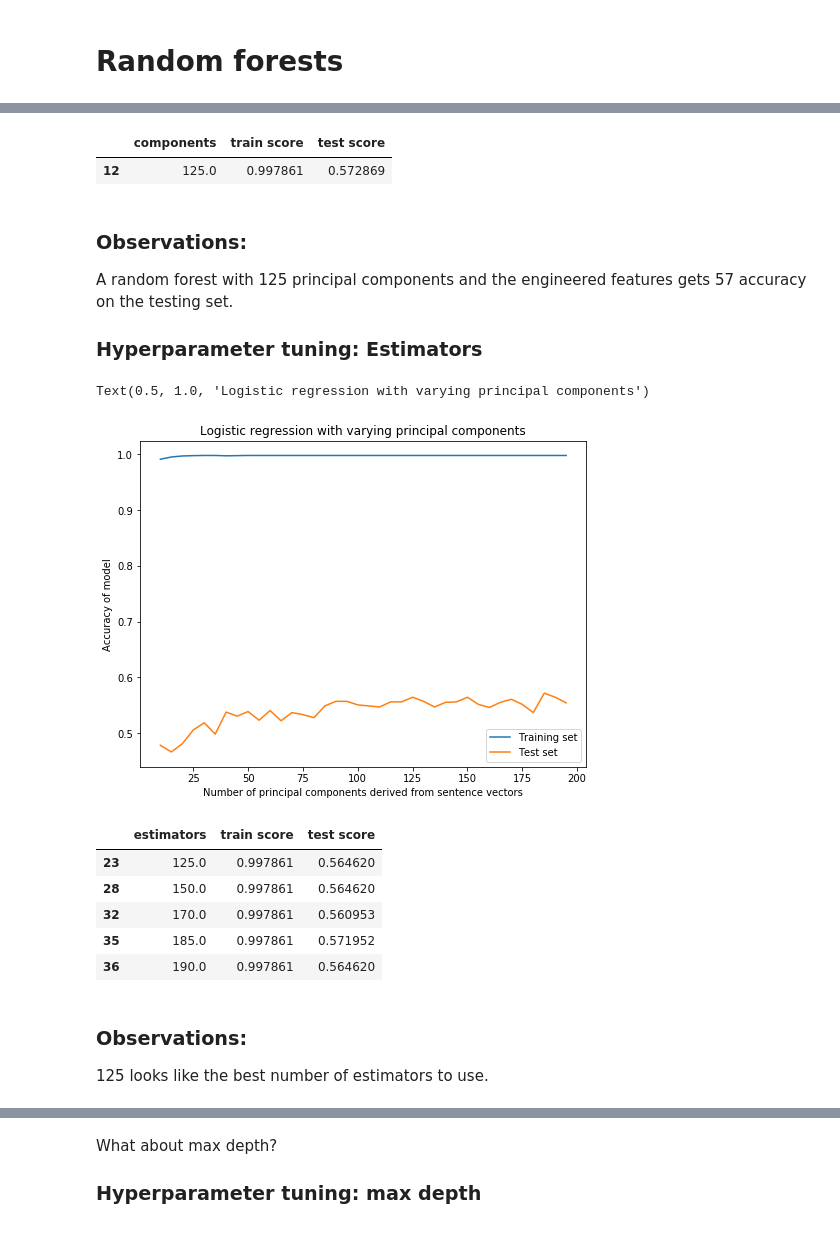
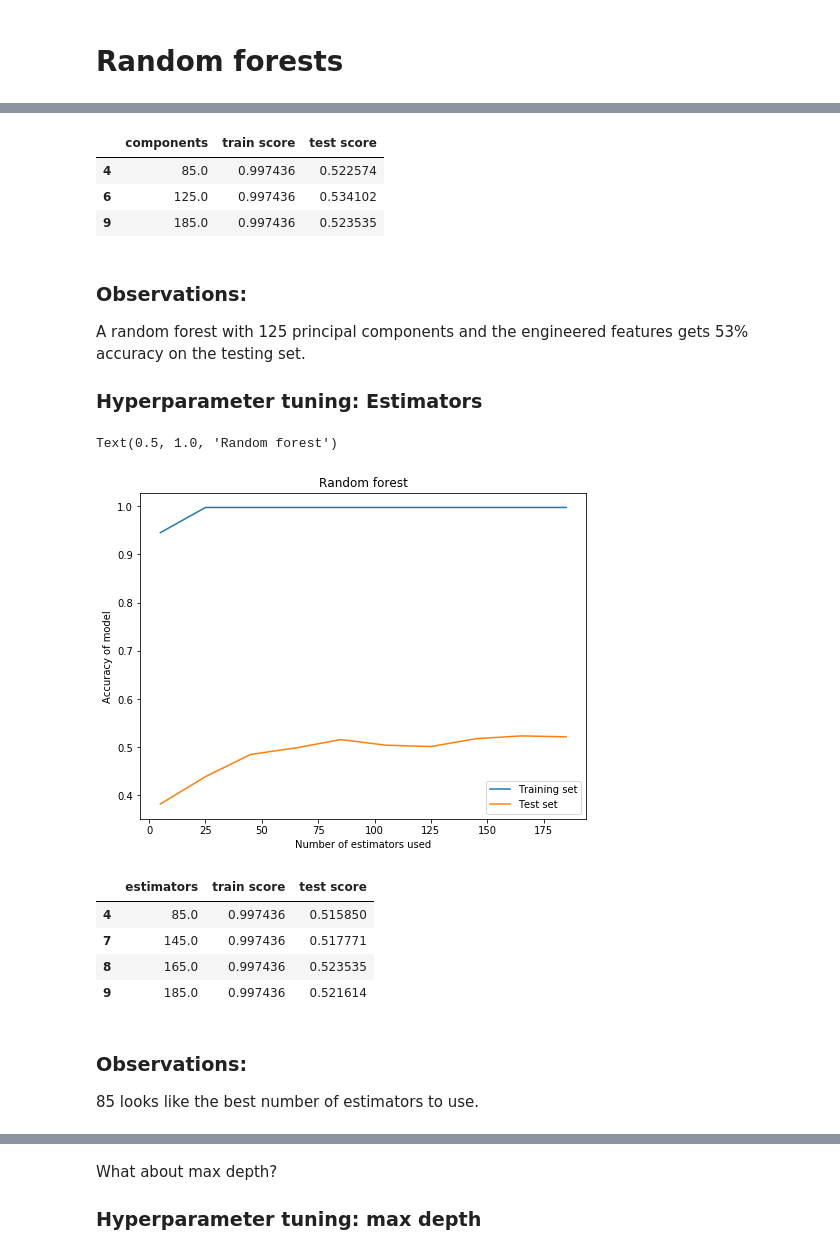
Before and after one commit to ssrosa/dsc-4-final-project-online-ds-pt-100118, a Jupyter notebook: student.ipynb, the cells around one changed output, grey strips where cells are left out. Saved outputs shown, nothing was run; the diff lists cells and outputs as text; code cells hidden in the pictures.

```diff
--- a/student.ipynb
+++ b/student.ipynb
@@ -746,12 +746,13 @@ Not noticeable improvement when adding engineered features.
 #Down-sample chapters 1 and 5
 sv1_sample = sv_df1.sample(900, replace = False)
 sv5_sample = sv_df5.sample(900, replace = False)
-#Up-sample chapter 4 by doubling it
-sv4_sample = sv_df4.append(sv_df4, ignore_index = True)
+#Up-sample chapter by adding half its rows again
+sv4_sample = sv_df4.sample(200, replace = False)
+sv4_andahalf = sv_df4.append([sv4_sample], ignore_index = True)
 
 #Combine sentence vectors dfs into one
 columns = ['vector', 'label']
-sv_df = sv1_sample[columns].append([sv_df2[columns], sv_df3[columns], sv4_sample[columns], sv5_sample[columns]],
+sv_df = sv1_sample[columns].append([sv_df2[columns], sv_df3[columns], sv4_andahalf[columns], sv5_sample[columns]],
                              ignore_index = True)
 # %%
 components = np.arange(5, 275, 10)
@@ -765,7 +766,7 @@ for n in components:
                                                features_to_norm = None,
                                                other_features = None)
 
-    train_score, test_score = rf(X_train, X_test, y_train, y_test,
+    y_hat_train, y_hat_test, train_score, test_score = rf(X_train, X_test, y_train, y_test,
                                 report = False)
     train_scores.append(train_score)
     test_scores.append(test_score)
@@ -795,8 +804,12 @@ A random forest with no hyperparameter tuning gets highest testing set accuracy
 
 How about if my engineered features are added back in?
 # %%
+columns = ['char_count', 'token_count', 'mean_token_len', 'vector', 'label']
+sv_df = sv1_sample[columns].append([sv_df2[columns], sv_df3[columns], sv4_andahalf[columns], sv5_sample[columns]],
+                             ignore_index = True)
+
 #Same thing but engineered features added in
-components = np.arange(5, 275, 10)
+components = np.arange(5, 275, 20)
 train_scores = []
 test_scores = []
 
@@ -809,7 +822,7 @@ for n in components:
                                                                  'token_count',
                                                                 'mean_token_len'])
 
-    train_score, test_score = rf(X_train, X_test, y_train, y_test,
+    y_hat_train, y_hat_test, train_score, test_score = rf(X_train, X_test, y_train, y_test,
                                 report = False)
     train_scores.append(train_score)
     test_scores.append(test_score)
@@ -828,14 +841,16 @@ Text(0.5, 1.0, 'Logistic regression with varying principal components')
 #Where exactly is the highest testing score?
 rf_acc = pd.DataFrame(data = (np.array([components, train_scores, test_scores]).T),
                       columns = ['components', 'train score', 'test score'])
-rf_acc[rf_acc['test score'] > 0.57]
+rf_acc[rf_acc['test score'] > 0.52]
 # %% [output]
 |  | components | train score | test score |
-| 12 | 125.0 | 0.997861 | 0.572869 |
+| 4 | 85.0 | 0.997436 | 0.522574 |
+| 6 | 125.0 | 0.997436 | 0.534102 |
+| 9 | 185.0 | 0.997436 | 0.523535 |
 # %% [markdown]
 ### Observations:
 
-A random forest with 125 principal components and the engineered features gets 57 accuracy on the testing set.
+A random forest with 125 principal components and the engineered features gets 53% accuracy on the testing set.
 
 ### Hyperparameter tuning: Estimators
 # %%
@@ -847,12 +862,12 @@ X_train, X_test, y_train, y_test = prepare(sv_df,
                                                              'token_count',
                                                             'mean_token_len'])
 
-estimators = np.arange(10, 200, 5)
+estimators = np.arange(5, 200, 20)
 train_scores = []
 test_scores = []
 
 for n in estimators:
-    train_score, test_score = rf(X_train, X_test, y_train, y_test,
+    y_hat_train, y_hat_test, train_score, test_score = rf(X_train, X_test, y_train, y_test,
                                  n_estimators = n,
                                  report = False)
     train_scores.append(train_score)
@@ -866,21 +881,20 @@ plt.ylabel('Accuracy of model')
 plt.legend()
 plt.title('Random forest')
 # %% [output]
-Text(0.5, 1.0, 'Logistic regression with varying principal components')
+Text(0.5, 1.0, 'Random forest')
-[figure, old version]
+[figure, new version]
 # %%
 #Where exactly is the highest testing score?
 rf_acc = pd.DataFrame(data = (np.array([estimators, train_scores, test_scores]).T),
                       columns = ['estimators', 'train score', 'test score'])
-rf_acc[rf_acc['test score'] > 0.56]
+rf_acc[rf_acc['test score'] > 0.51]
 # %% [output]
 |  | estimators | train score | test score |
-| 23 | 125.0 | 0.997861 | 0.564620 |
-| 28 | 150.0 | 0.997861 | 0.564620 |
-| 32 | 170.0 | 0.997861 | 0.560953 |
-| 35 | 185.0 | 0.997861 | 0.571952 |
-| 36 | 190.0 | 0.997861 | 0.564620 |
+| 4 | 85.0 | 0.997436 | 0.515850 |
+| 7 | 145.0 | 0.997436 | 0.517771 |
+| 8 | 165.0 | 0.997436 | 0.523535 |
+| 9 | 185.0 | 0.997436 | 0.521614 |
 # %% [markdown]
 ### Observations:
-125 looks like the best number of estimators to use.
+85 looks like the best number of estimators to use.
 # %%
```
Also changed, not shown: parts of 13 cells of this notebook.
